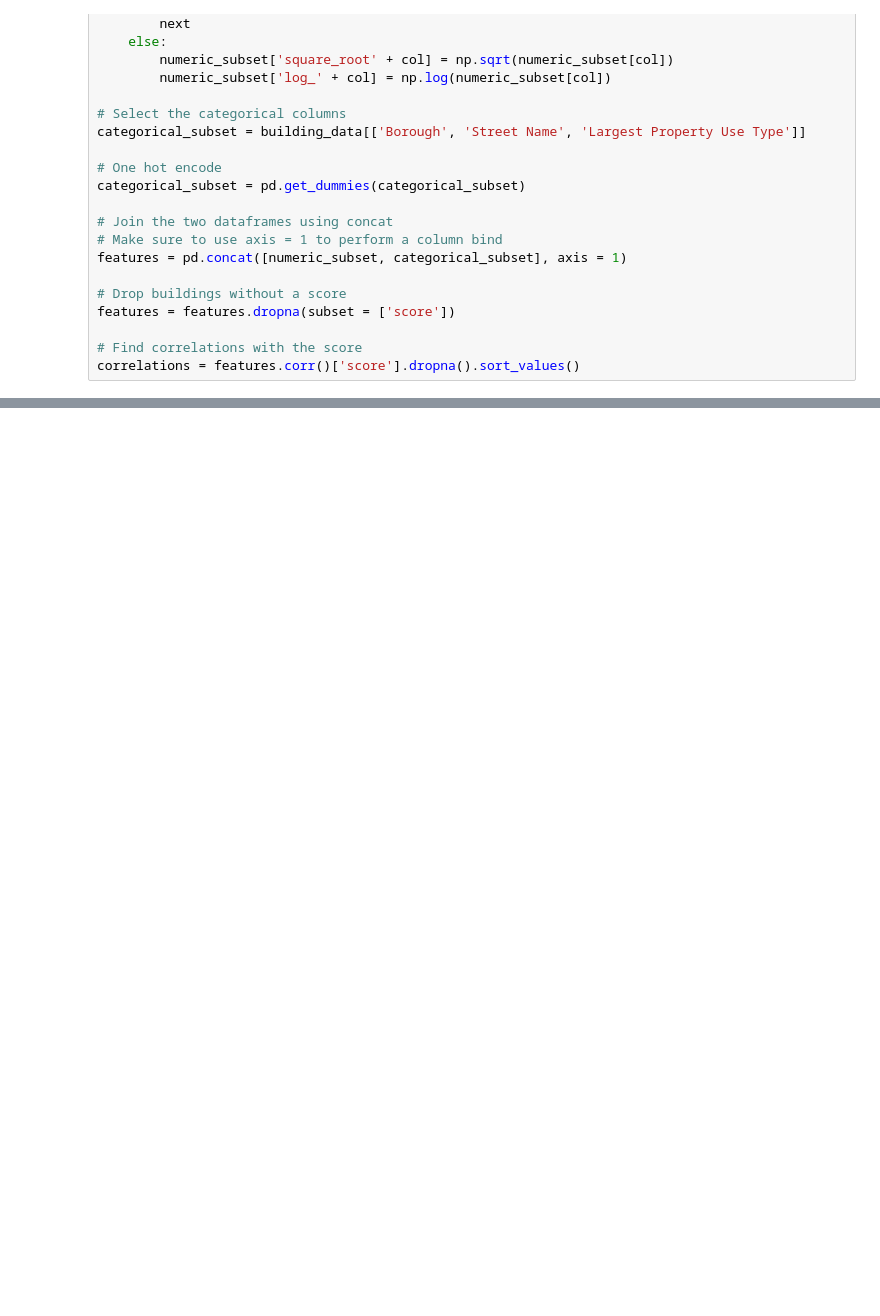
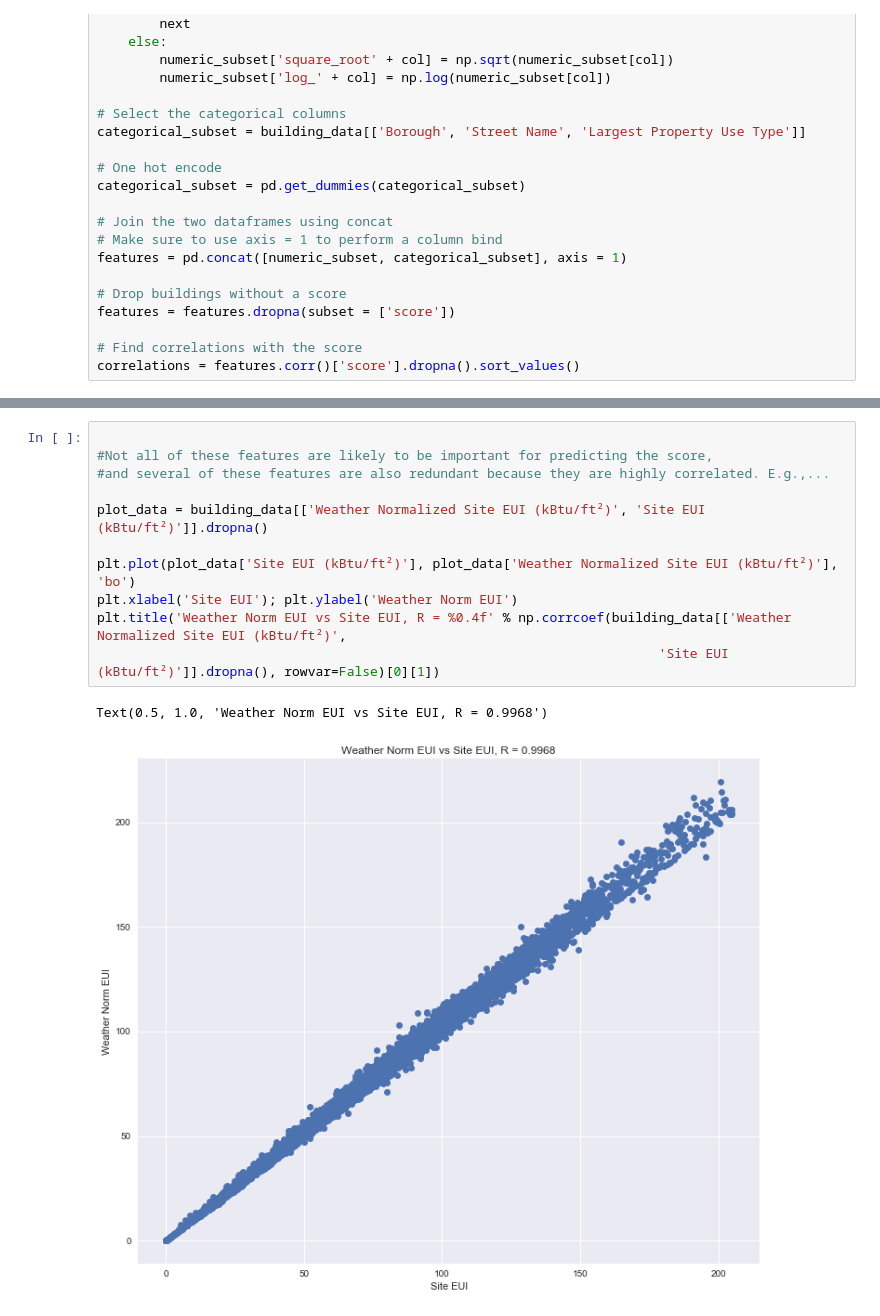
Before and after one commit to samwata/ML-Predicting-building-score, a Jupyter notebook: Building score prediction.ipynb, the cells around one changed output, grey strips where cells are left out. Saved outputs shown, nothing was run; the diff lists cells and outputs as text; blank space fills up the shorter version.

```diff
--- a/Building score prediction.ipynb
+++ b/Building score prediction.ipynb
@@ -504,0 +574,14 @@ Name: score, dtype: float64
+# %%
+
+#Not all of these features are likely to be important for predicting the score,
+#and several of these features are also redundant because they are highly correlated. E.g.,...
+
+plot_data = building_data[['Weather Normalized Site EUI (kBtu/ft²)', 'Site EUI (kBtu/ft²)']].dropna()
+
+plt.plot(plot_data['Site EUI (kBtu/ft²)'], plot_data['Weather Normalized Site EUI (kBtu/ft²)'], 'bo')
+plt.xlabel('Site EUI'); plt.ylabel('Weather Norm EUI')
+plt.title('Weather Norm EUI vs Site EUI, R = %0.4f' % np.corrcoef(building_data[['Weather Normalized Site EUI (kBtu/ft²)',
+                                                                        'Site EUI (kBtu/ft²)']].dropna(), rowvar=False)[0][1])
+# %% [output]
+Text(0.5, 1.0, 'Weather Norm EUI vs Site EUI, R = 0.9968')
+[figure, added]
```
Also changed, not shown: parts of 28 cells of this notebook, 5 other files.
